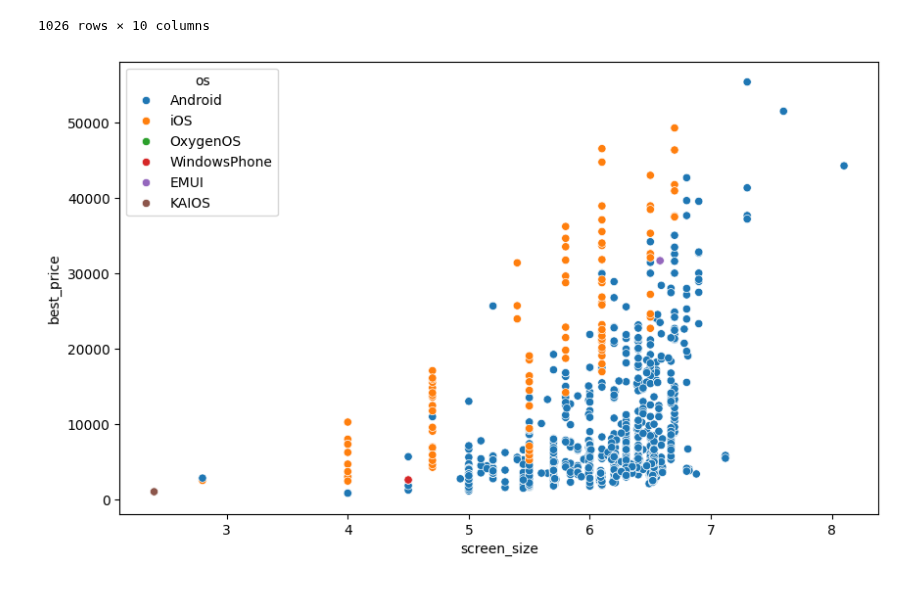
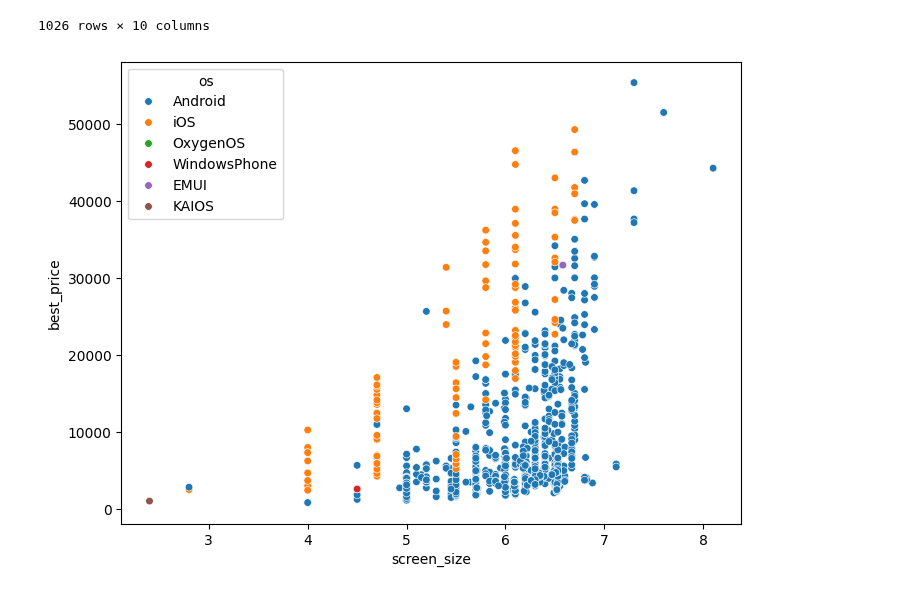
Before and after one commit to MuhammadRehanKhalid/Ehunar_ML_AI, a Jupyter notebook: M_9_Pandas_Matplotlib.ipynb, the cells around one changed output. Cells and saved outputs as stored; diff of their text form; code cells hidden in the pictures.

```diff
--- a/M_9_Pandas_Matplotlib.ipynb
+++ b/M_9_Pandas_Matplotlib.ipynb
@@ -166,9 +166,9 @@ df_1 = df_1.drop(df_1.columns[column_tp_drop], axis = 1)
 # %%
 df_1.to_csv('df_1.csv')
 # %%
-plt.figure(figsize=(10, 6))
+plt.figure(figsize=(8, 6))
 # sns.scatterplot(data=df, x='os', y='best_price', hue='screen_size', palette='viridis', s = 30)
-sns.scatterplot(data=df, x='screen_size', y='best_price', hue='os')
+sns.scatterplot(data=df, x='screen_size', y='best_price', hue='os', s = 30, markers=12)
 plt.show()
 # %% [output]
-[figure, old version]
+[figure, new version]
```
